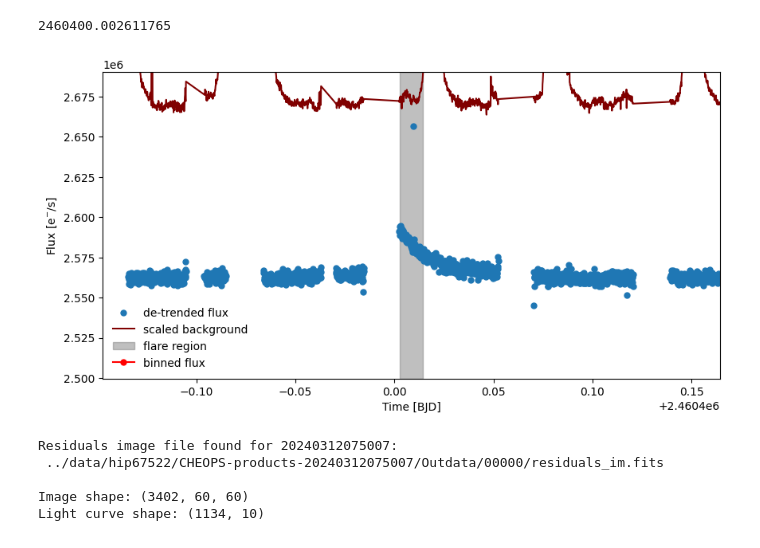
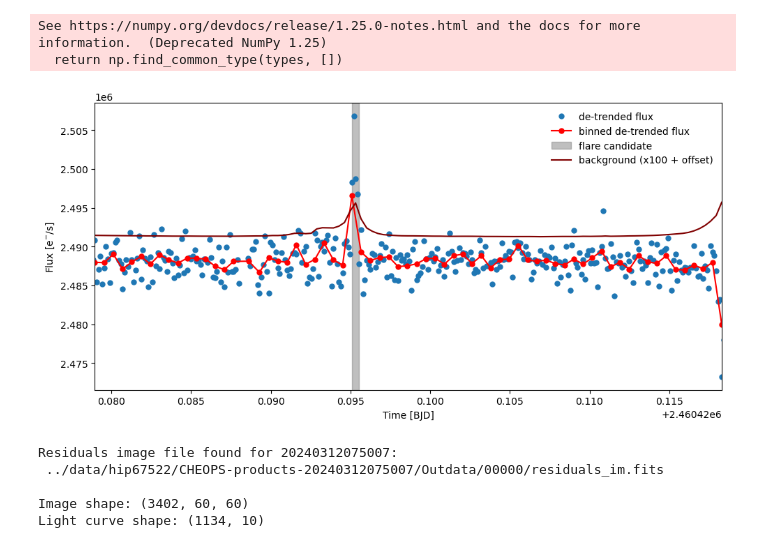
Before and after one commit to ekaterinailin/hip67522-spi, a Jupyter notebook: find_flare_candidates.ipynb, the cells around one changed output. Cells and saved outputs as stored; diff of their text form; code cells hidden in the pictures.

Commit message:
small fix in detrending and update file structure in flare finding

```diff
--- a/find_flare_candidates.ipynb
+++ b/find_flare_candidates.ipynb
@@ -26,15 +20,22 @@ files[5], files[6]
 # GET THE DATA ---------------------------------------------------------------
 
 # pick a file
-file = files[10]
+file = files[13]
+
+folder = "../data/hip67522/pipe_HIP67522/"
 
 # load the detrended data
-location = f"../data/hip67522/CHEOPS-products-{file}/Outdata/00000/{file}_detrended_lc.csv"
+location = f"{folder}HIP67522_{file[1]}{file[0]}_detrended_lc.csv"
 df = pd.read_csv(location)
 
+print(df.shape)
 
-# load the masked data points
-mask_location = f"../data/hip67522/CHEOPS-products-{file}/Outdata/00000/{file}_mask.txt"
+plt.scatter(df.time, df.flux)
+# use flag==0 to mask the big flare
+df = df[df.flag == 0]
+
+print(df.shape)
+plt.scatter(df.time, df.flux, c="r")
 
 
 # FIND FLARES WITH ALTAIPONY ----------------------------------------------------
@@ -60,7 +62,7 @@ for i, row in flares.iterrows():
     plt.figure(figsize=(10, 5))
 
     # how much to show around the flare
-    window = 0.15
+    window = 0.04
 
     # flare mask
     flare_m = (df.time > (row.tstart - window)) & (df.time < (row.tstop + window))
@@ -73,42 +75,45 @@ for i, row in flares.iterrows():
     # calculate factor to scale the background
     rangetflare = np.max(fflare) - np.min(fflare)
 
     # scale the background
-    bgflare = (bgflare - np.median(bgflare))*rangetflare/10 + np.median(df.flux) + rangetflare
+    bgflare = bgflare*100 + np.median(df.flux)#(bgflare - np.median(bgflare))*rangetflare/10 + np.median(df.flux) + rangetflare
 
     # plot the data
     plt.plot(tflare, fflare, ".", markersize=10, label="de-trended flux")
-    plt.plot(tflare, bgflare, color="maroon", label="scaled background")
 
     # now bin the data to show in overlay
     binsize = 5
 
     index = tflare.shape[0] % binsize
 
     # drop the last few data points
     t1 = tflare[:-index]
     f1 = fflare[:-index]
 
     # bin the data
     binned_t = np.mean(t1.reshape(-1, binsize), axis=1)
     binned_f = np.mean(f1.reshape(-1, binsize), axis=1)
 
+    # plot the binned data
+    plt.plot(binned_t, binned_f, ".-", markersize=10, color="red", label="binned de-trended flux")
 
     # shade the region of the flare
-    plt.axvspan(row.tstart, row.tstop, alpha=0.5, color="grey", label="flare region")
+    plt.axvspan(row.tstart, row.tstop, alpha=0.5, color="grey", label="flare candidate")
 
-    # plot the binned data
-    plt.plot(binned_t, binned_f, ".-", markersize=10, color="red", label="binned flux")
+    plt.plot(tflare, bgflare, color="maroon", label="background (x100 + offset)")
 
     # layout
     plt.xlabel(time_label)
     plt.ylabel(flux_label)
     plt.legend(frameon=False)
-    plt.xlim(row.tstart - window, row.tstop + window)
-    plt.ylim(np.median(fflare) - 10*np.std(fflare), np.median(fflare) + 20*np.std(fflare))
+    plt.xlim(binned_t[0], binned_t[-1])
+    # plt.ylim(np.median(fflare) - 10*np.std(fflare), np.median(fflare) + 20*np.std(fflare))
+    plt.tight_layout()
+    plt.savefig(f"../plots/paper/false_positive_flare_{file[1]}{file[0]}_{i}.png")
 # %% [output]
-2460400.002611765
+See https://numpy.org/devdocs/release/1.25.0-notes.html and the docs for more information.  (Deprecated NumPy 1.25)
+  return np.find_common_type(types, [])
-[figure, old version]
+[figure, new version]
 # %%
 # SHOW RESIDUAL IMAGE ----------------------------------------------------------
 
```
Also changed, not shown: parts of 2 cells of this notebook, 2 other files.
